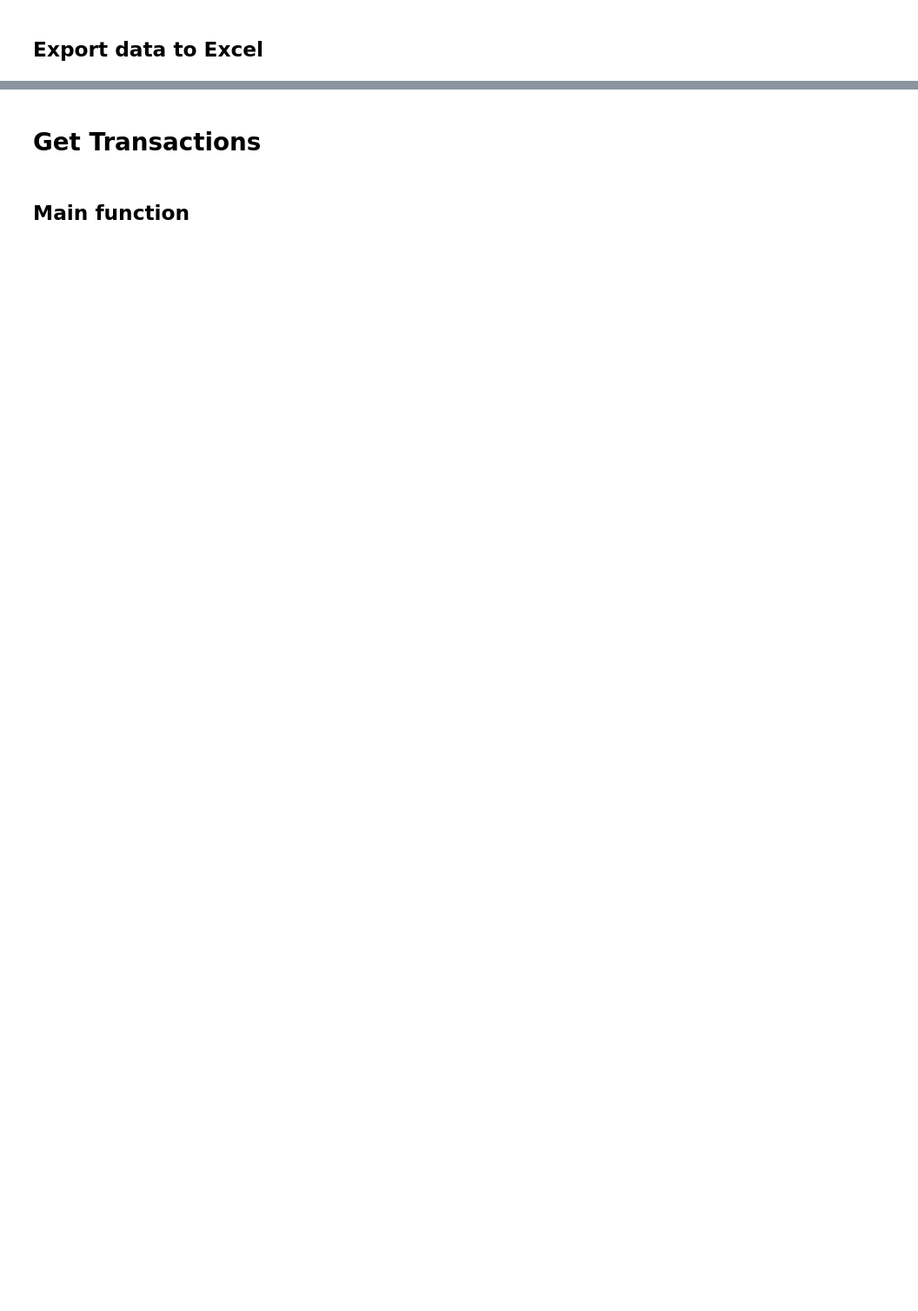
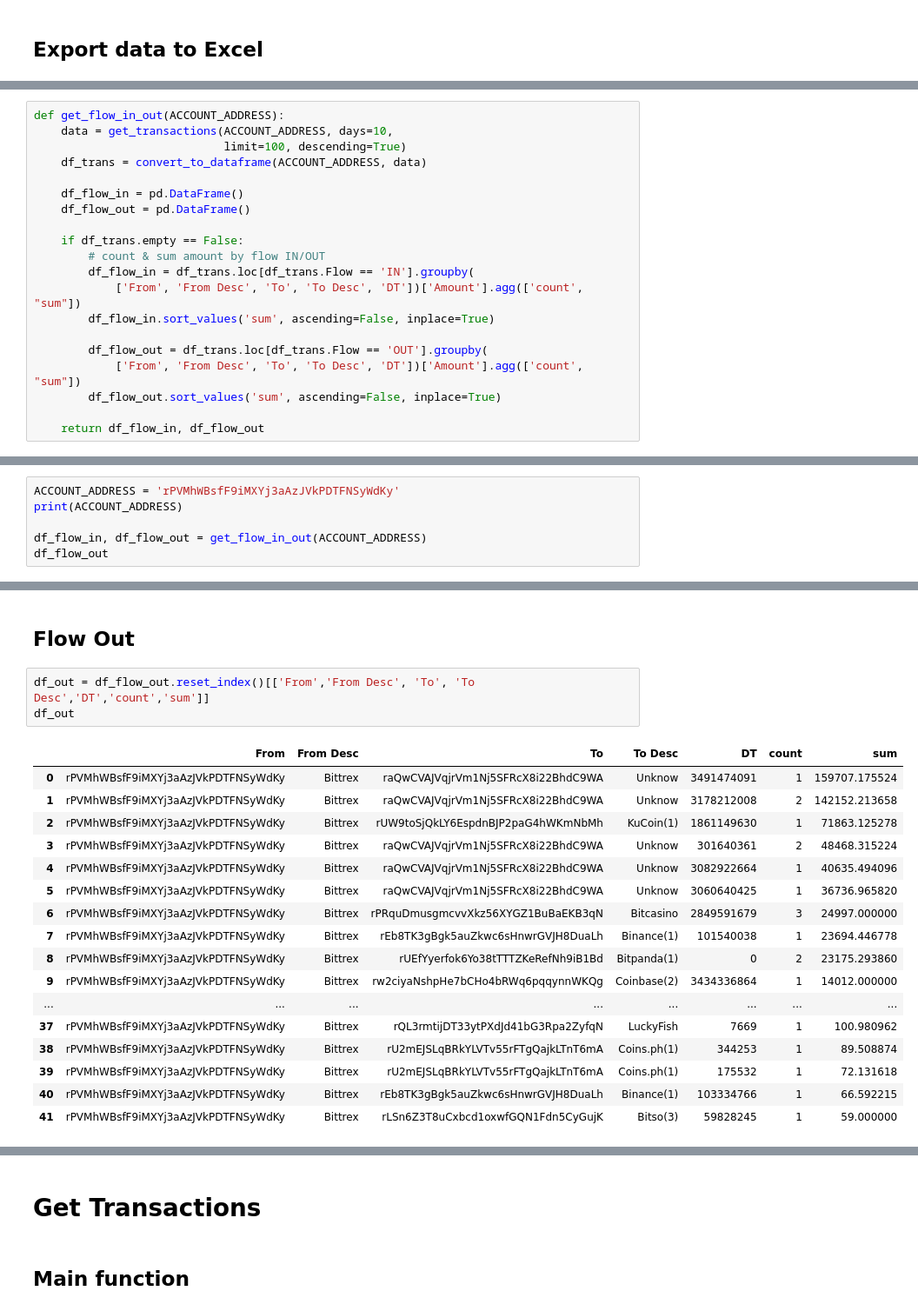
Before and after one commit to damrongsak/xrpscan, a Jupyter notebook: xrpscan.ipynb, the cells around one changed output, grey strips where cells are left out. Shown at 87% size. Saved outputs shown, nothing was run; the diff lists cells and outputs as text; blank space fills up the shorter version.

Commit message:
Add Future & Bugs fixed --- - Add API - Add web UI to show flow

```diff
--- a/xrpscan.ipynb
+++ b/xrpscan.ipynb
@@ -558,0 +636,20 @@ print('Done!')
+# %%
+def get_flow_in_out(ACCOUNT_ADDRESS):
+    data = get_transactions(ACCOUNT_ADDRESS, days=10,
+                            limit=100, descending=True)
+    df_trans = convert_to_dataframe(ACCOUNT_ADDRESS, data)
+
+    df_flow_in = pd.DataFrame()
+    df_flow_out = pd.DataFrame()
+
+    if df_trans.empty == False:
+        # count & sum amount by flow IN/OUT
+        df_flow_in = df_trans.loc[df_trans.Flow == 'IN'].groupby(
+            ['From', 'From Desc', 'To', 'To Desc', 'DT'])['Amount'].agg(['count', "sum"])
+        df_flow_in.sort_values('sum', ascending=False, inplace=True)
+
+        df_flow_out = df_trans.loc[df_trans.Flow == 'OUT'].groupby(
+            ['From', 'From Desc', 'To', 'To Desc', 'DT'])['Amount'].agg(['count', "sum"])
+        df_flow_out.sort_values('sum', ascending=False, inplace=True)
+
+    return df_flow_in, df_flow_out
@@ -558,0 +868,6 @@ print('Done!')
+# %%
+ACCOUNT_ADDRESS = 'rPVMhWBsfF9iMXYj3aAzJVkPDTFNSyWdKy'
+print(ACCOUNT_ADDRESS)
+
+df_flow_in, df_flow_out = get_flow_in_out(ACCOUNT_ADDRESS)
+df_flow_out
@@ -558,0 +973,23 @@ print('Done!')
+# %% [markdown]
+## Flow Out
+# %%
+df_out = df_flow_out.reset_index()[['From','From Desc', 'To', 'To Desc','DT','count','sum']]
+df_out
+# %% [output]
+|  | From | From Desc | To | To Desc | DT | count | sum |
+| 0 | rPVMhWBsfF9iMXYj3aAzJVkPDTFNSyWdKy | Bittrex | raQwCVAJVqjrVm1Nj5SFRcX8i22BhdC9WA | Unknow | 3491474091 | 1 | 159707.175524 |
+| 1 | rPVMhWBsfF9iMXYj3aAzJVkPDTFNSyWdKy | Bittrex | raQwCVAJVqjrVm1Nj5SFRcX8i22BhdC9WA | Unknow | 3178212008 | 2 | 142152.213658 |
+| 2 | rPVMhWBsfF9iMXYj3aAzJVkPDTFNSyWdKy | Bittrex | rUW9toSjQkLY6EspdnBJP2paG4hWKmNbMh | KuCoin(1) | 1861149630 | 1 | 71863.125278 |
+| 3 | rPVMhWBsfF9iMXYj3aAzJVkPDTFNSyWdKy | Bittrex | raQwCVAJVqjrVm1Nj5SFRcX8i22BhdC9WA | Unknow | 301640361 | 2 | 48468.315224 |
+| 4 | rPVMhWBsfF9iMXYj3aAzJVkPDTFNSyWdKy | Bittrex | raQwCVAJVqjrVm1Nj5SFRcX8i22BhdC9WA | Unknow | 3082922664 | 1 | 40635.494096 |
+| 5 | rPVMhWBsfF9iMXYj3aAzJVkPDTFNSyWdKy | Bittrex | raQwCVAJVqjrVm1Nj5SFRcX8i22BhdC9WA | Unknow | 3060640425 | 1 | 36736.965820 |
+| 6 | rPVMhWBsfF9iMXYj3aAzJVkPDTFNSyWdKy | Bittrex | rPRquDmusgmcvvXkz56XYGZ1BuBaEKB3qN | Bitcasino | 2849591679 | 3 | 24997.000000 |
+| 7 | rPVMhWBsfF9iMXYj3aAzJVkPDTFNSyWdKy | Bittrex | rEb8TK3gBgk5auZkwc6sHnwrGVJH8DuaLh | Binance(1) | 101540038 | 1 | 23694.446778 |
+| 8 | rPVMhWBsfF9iMXYj3aAzJVkPDTFNSyWdKy | Bittrex | rUEfYyerfok6Yo38tTTTZKeRefNh9iB1Bd | Bitpanda(1) | 0 | 2 | 23175.293860 |
+| 9 | rPVMhWBsfF9iMXYj3aAzJVkPDTFNSyWdKy | Bittrex | rw2ciyaNshpHe7bCHo4bRWq6pqqynnWKQg | Coinbase(2) | 3434336864 | 1 | 14012.000000 |
+| ... | ... | ... | ... | ... | ... | ... | ... |
+| 37 | rPVMhWBsfF9iMXYj3aAzJVkPDTFNSyWdKy | Bittrex | rQL3rmtijDT33ytPXdJd41bG3Rpa2ZyfqN | LuckyFish | 7669 | 1 | 100.980962 |
+| 38 | rPVMhWBsfF9iMXYj3aAzJVkPDTFNSyWdKy | Bittrex | rU2mEJSLqBRkYLVTv55rFTgQajkLTnT6mA | Coins.ph(1) | 344253 | 1 | 89.508874 |
+| 39 | rPVMhWBsfF9iMXYj3aAzJVkPDTFNSyWdKy | Bittrex | rU2mEJSLqBRkYLVTv55rFTgQajkLTnT6mA | Coins.ph(1) | 175532 | 1 | 72.131618 |
+| 40 | rPVMhWBsfF9iMXYj3aAzJVkPDTFNSyWdKy | Bittrex | rEb8TK3gBgk5auZkwc6sHnwrGVJH8DuaLh | Binance(1) | 103334766 | 1 | 66.592215 |
+| 41 | rPVMhWBsfF9iMXYj3aAzJVkPDTFNSyWdKy | Bittrex | rLSn6Z3T8uCxbcd1oxwfGQN1Fdn5CyGujK | Bitso(3) | 59828245 | 1 | 59.000000 |
```
Also changed, not shown: parts of 31 cells of this notebook, 11 other files.
